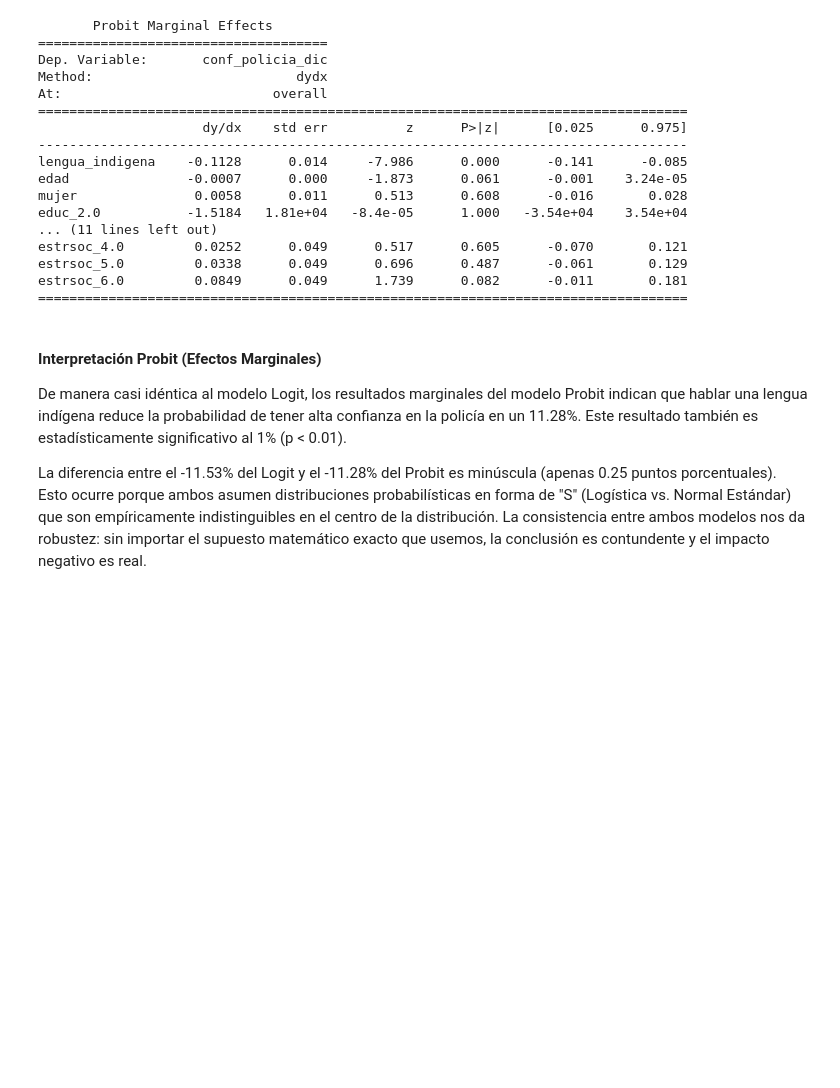
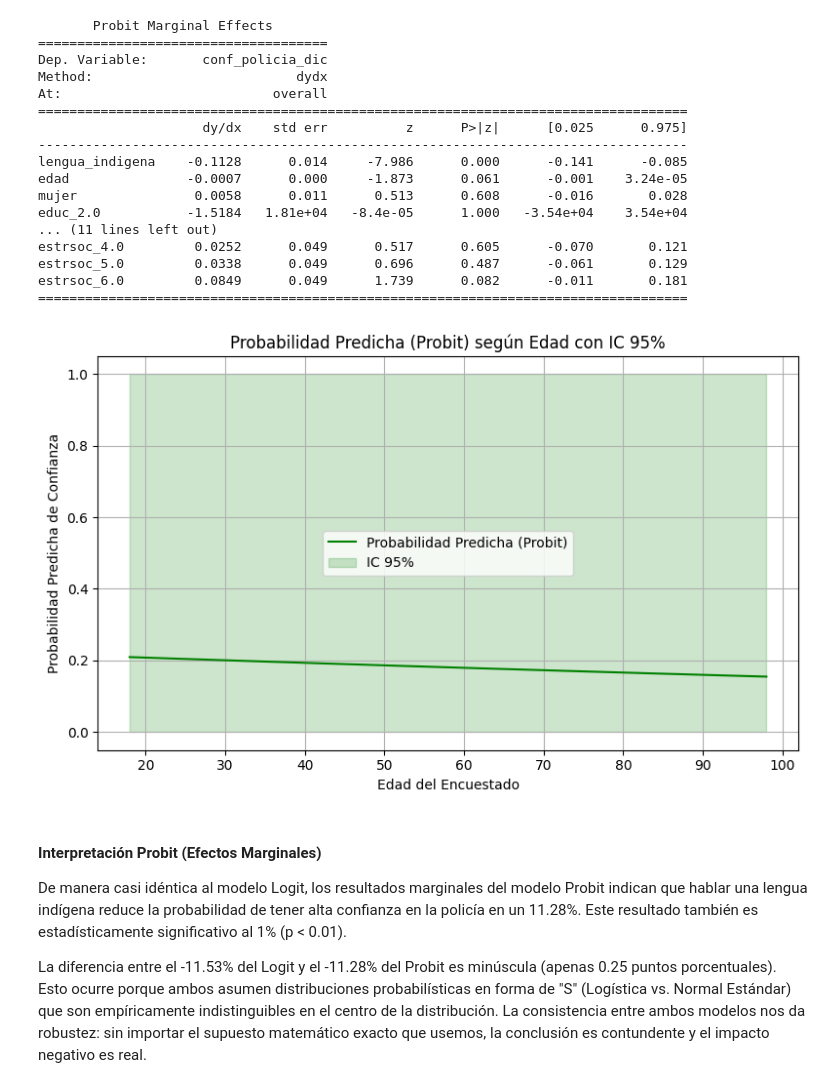
Before and after one commit to estefania-apaza/inferencia-causal-proyecto-lengua-enaho2024, a Jupyter notebook: Actividad 2/TC2_Salinas_Apaza_Perez_Marcos_20231724_20230487_20212237_20221214.ipynb, the cells around one changed output. Cells and saved outputs as stored; diff of their text form; code cells hidden in the pictures; blank space fills up the shorter version.

```diff
--- a/Actividad 2/TC2_Salinas_Apaza_Perez_Marcos_20231724_20230487_20212237_20221214.ipynb
+++ b/Actividad 2/TC2_Salinas_Apaza_Perez_Marcos_20231724_20230487_20212237_20221214.ipynb
@@ -413,6 +446,35 @@ estrsoc_4.0         0.0252      0.049      0.517      0.605      -0.070       0.
 estrsoc_5.0         0.0338      0.049      0.696      0.487      -0.061       0.129
 estrsoc_6.0         0.0849      0.049      1.739      0.082      -0.011       0.181
 ===================================================================================
+# %%
+import matplotlib.pyplot as plt
+import numpy as np
+
+edad_range = np.linspace(data['edad'].min(), data['edad'].max(), 100)
+
+X_mean = X.mean()
+X_vals = pd.DataFrame([X_mean]*len(edad_range))
+X_vals['edad'] = edad_range
+
+pred_results_probit = probit_model.get_prediction(X_vals)
+summary_frame_probit = pred_results_probit.summary_frame()
+
+preds_probit = summary_frame_probit['predicted']
+lower_bound_probit = summary_frame_probit['ci_lower']
+upper_bound_probit = summary_frame_probit['ci_upper']
+
+plt.figure(figsize=(8, 5))
+plt.plot(edad_range, preds_probit, label="Probabilidad Predicha (Probit)", color="g")
+plt.fill_between(edad_range, lower_bound_probit, upper_bound_probit, color="g", alpha=0.2, label="IC 95%")
+plt.xlabel("Edad del Encuestado")
+plt.ylabel("Probabilidad Predicha de Confianza")
+plt.title("Probabilidad Predicha (Probit) según Edad con IC 95%")
+plt.legend()
+plt.grid(True)
+plt.tight_layout()
+plt.show()
+# %% [output]
+[figure, added]
 # %% [markdown]
 #### Interpretación Probit (Efectos Marginales)
 
```
Also changed, not shown: parts of 4 cells of this notebook.
